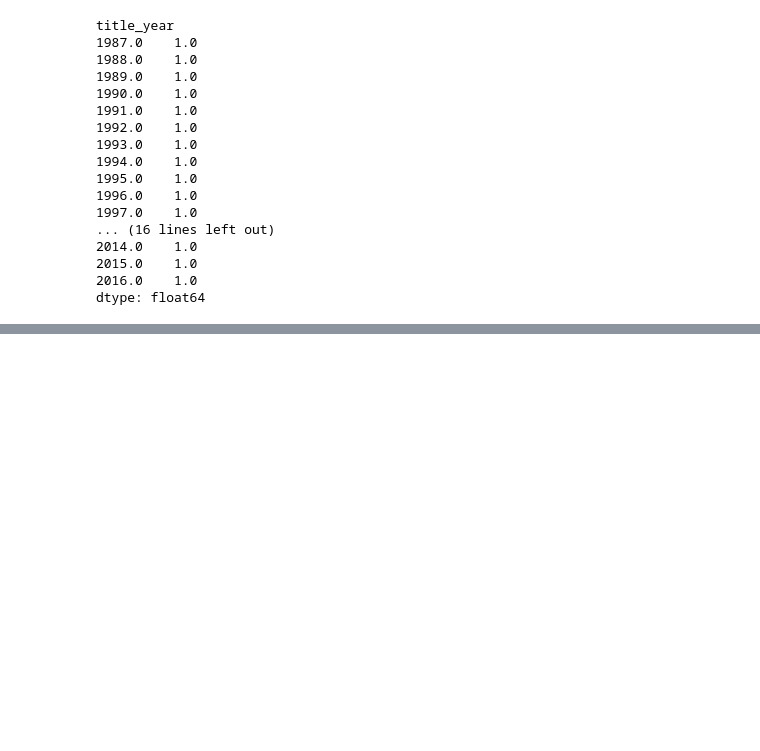
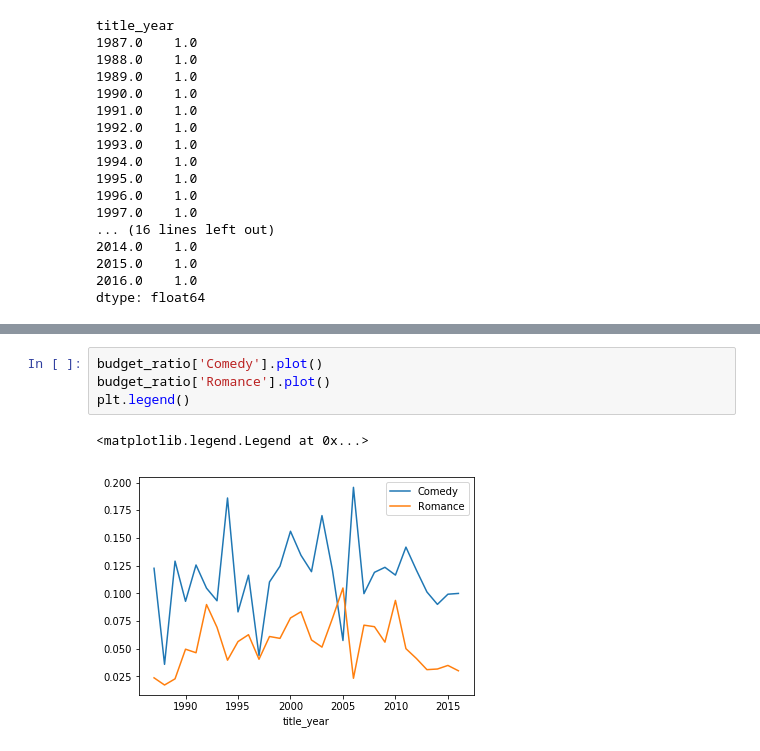
Before and after one commit to juyeki/Stats131_FinalProject, a Jupyter notebook: Exploratory Analysis - Project.ipynb, the cells around one changed output, grey strips where cells are left out. Drawn from its saved outputs; the diff is of its cells as text; blank space fills up the shorter version.

```diff
--- a/Exploratory Analysis - Project.ipynb
+++ b/Exploratory Analysis - Project.ipynb
@@ -200,0 +243,7 @@ plt.legend()
+# %%
+budget_ratio['Comedy'].plot()
+budget_ratio['Romance'].plot()
+plt.legend()
+# %% [output]
+<matplotlib.legend.Legend at 0x...>
+[figure, added]
```
Also changed, not shown: parts of 33 cells of this notebook.
